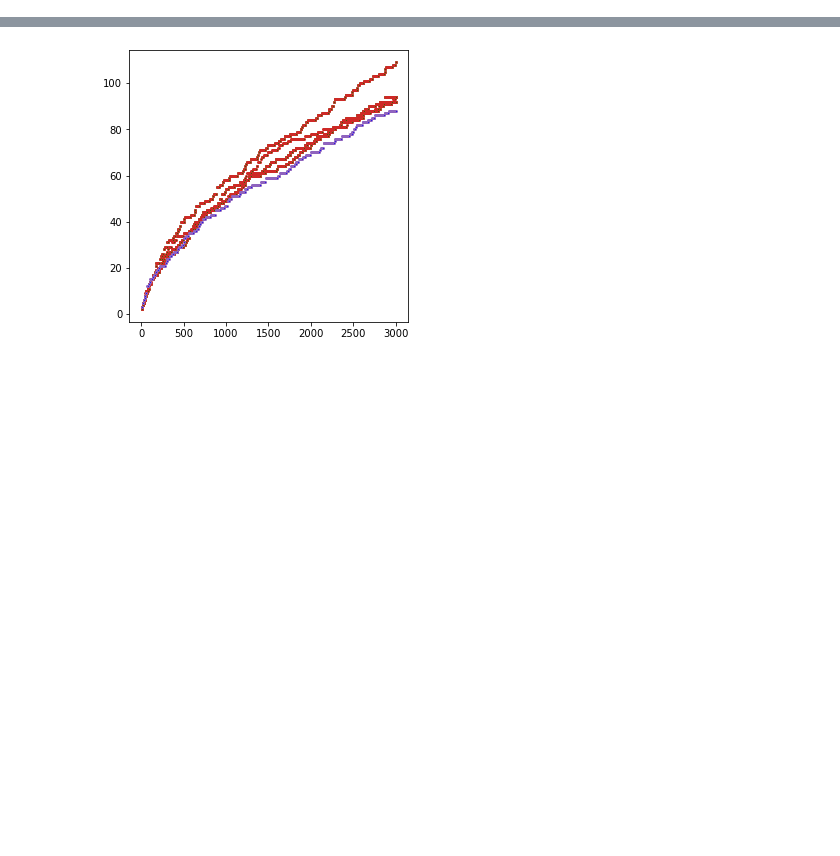
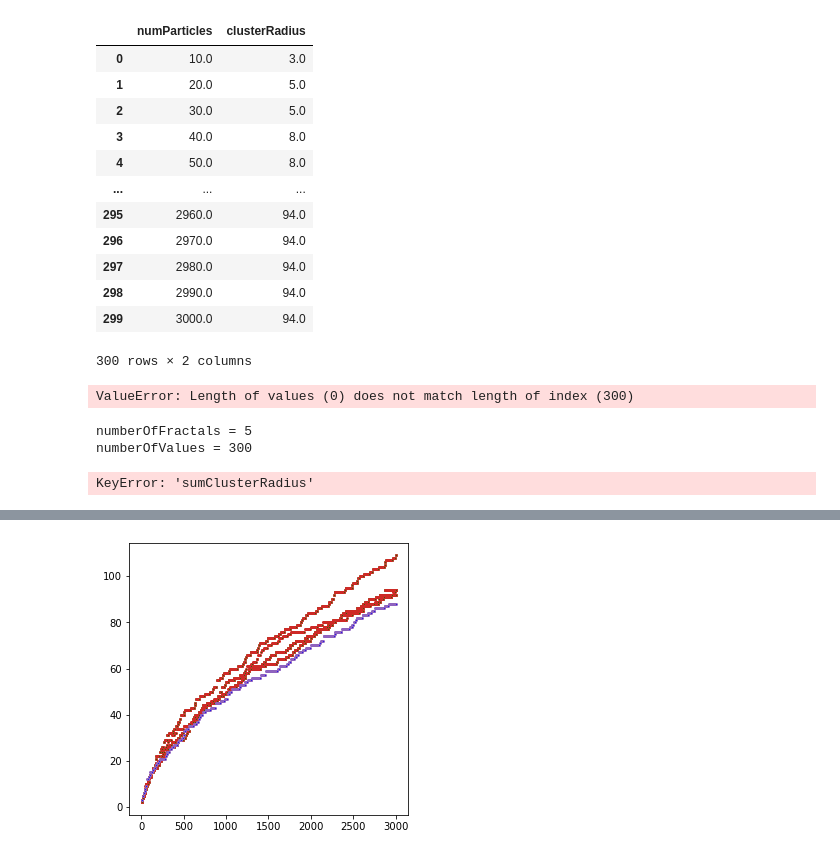
Before and after one commit to thomasbourke1/diffusion-limited-aggregation, a Jupyter notebook: python-plotting/task1_2.ipynb, the cells around one changed output, grey strips where cells are left out. Drawn from its saved outputs; the diff is of its cells as text; code cells hidden in the pictures; blank space fills up the shorter version.

```diff
--- a/python-plotting/task1_2.ipynb
+++ b/python-plotting/task1_2.ipynb
@@ -31,6 +32,35 @@ setofFractals.append(threeK_fractal_data[previousIndex:])
 
 #gets rid of 0th row that was empty
 setofFractals = setofFractals[1:]
+# %%
+setofFractals[0]
+# %% [output]
+|  | numParticles | clusterRadius |
+| 0 | 10.0 | 3.0 |
+| 1 | 20.0 | 5.0 |
+| 2 | 30.0 | 5.0 |
+| 3 | 40.0 | 8.0 |
+| 4 | 50.0 | 8.0 |
+| ... | ... | ... |
+| 295 | 2960.0 | 94.0 |
+| 296 | 2970.0 | 94.0 |
+| 297 | 2980.0 | 94.0 |
+| 298 | 2990.0 | 94.0 |
+| 299 | 3000.0 | 94.0 |
+300 rows × 2 columns
+# %%
+def getAverage(fractalArray):
+
+
+
+    for i in range(5):
+        for j in range(300):
+            fractalArray[i]['sumClusterRadius'][j] = 10
+            print(fractalArray[i]['sumClusterRadius'])
+
+getAverage(setofFractals)
+# %% [output]
+ValueError: Length of values (0) does not match length of index (300)
 # %%
 #want to take average of data over different fractals
 
@@ -42,0 +86,6 @@ def getAverage(setofFractals):
+# %%
+getAverage(setofFractals)
+# %% [output]
+numberOfFractals = 5
+numberOfValues = 300
+KeyError: 'sumClusterRadius'
```
Also changed, not shown: parts of 4 cells of this notebook, 1 other file.
